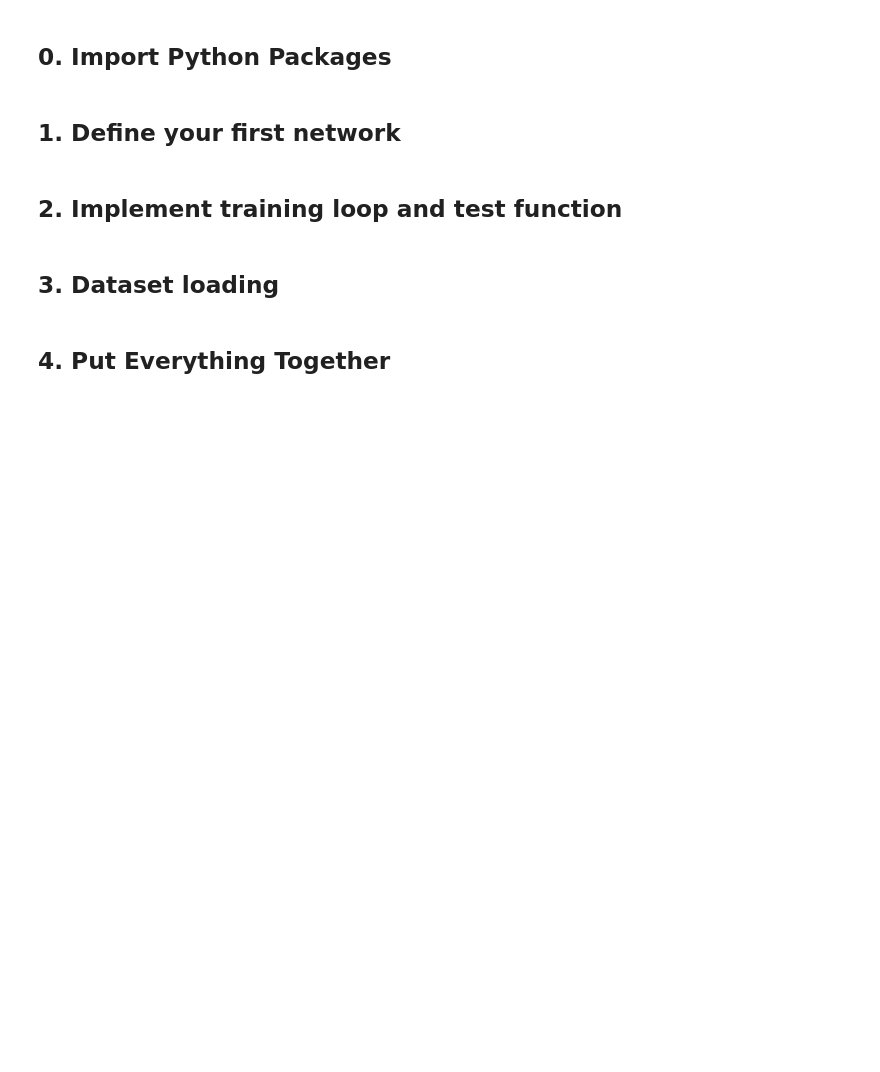
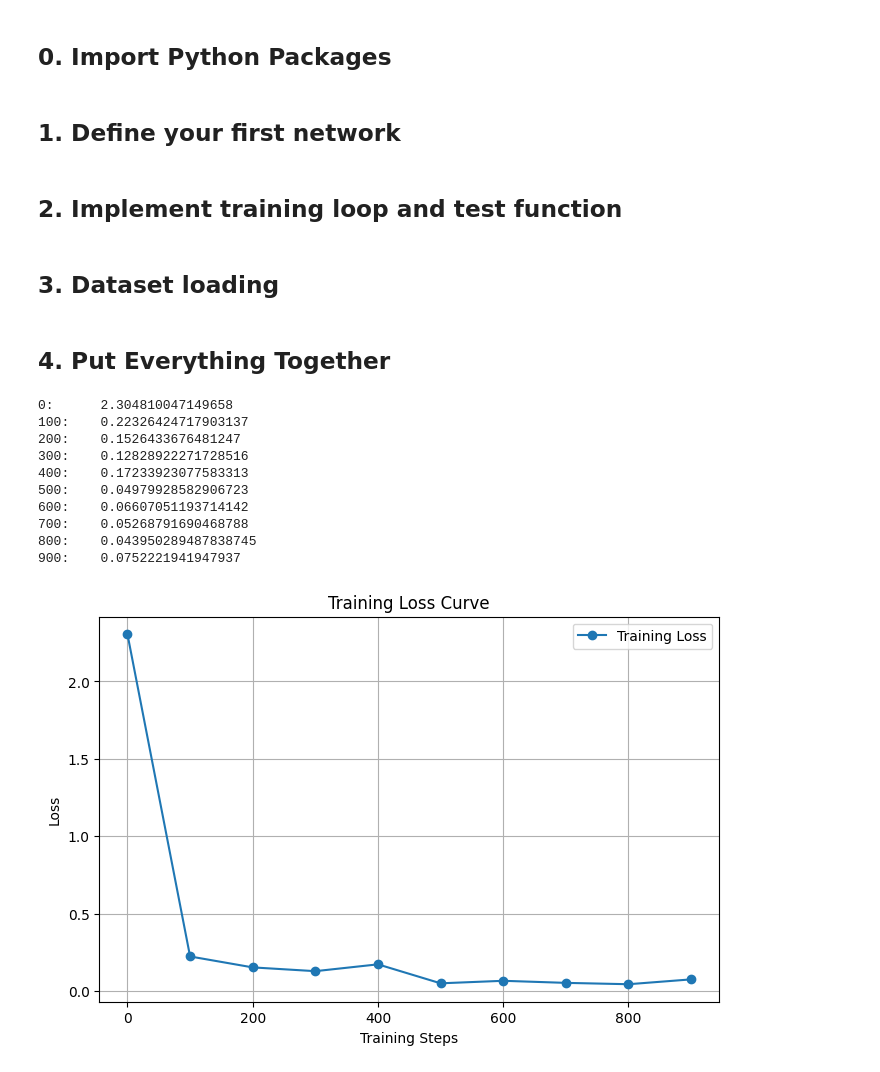
Before and after one commit to saadam1n/CS4803-EML, a Jupyter notebook: lab0/lab0_task1_Saad_Amin.ipynb, the cells around one changed output. Cells and saved outputs as stored; diff of their text form; code cells hidden in the pictures; blank space fills up the shorter version.

```diff
--- a/lab0/lab0_task1_Saad_Amin.ipynb
+++ b/lab0/lab0_task1_Saad_Amin.ipynb
@@ -63,10 +98,59 @@ def test(model, device, test_loader):
 # %%
 # TODO: finish the code here, you are required to:
 # 1. load the training and testing split of the MNIST dataset
+
+transform = transforms.Compose([
+    transforms.ToTensor(),
+    transforms.Normalize((0.1307,), (0.3081,))
+])
+
+train_dataset = datasets.MNIST(
+    root="./data",
+    train=True,
+    download=True,
+    transform=transform
+)
+
+test_dataset = datasets.MNIST(
+    root="./data",
+    train=False,
+    download=True,
+    transform=transform
+)
+
+train_loader = DataLoader(train_dataset, batch_size=64, shuffle=True)
+test_loader = DataLoader(test_dataset, batch_size=64, shuffle=False)
 # %% [markdown]
 ## 4. Put Everything Together
 # %%
 # TODO: finish the code here, you are required to:
 # 1. launch model training: recommended hyperparameter: batch size = 64, learning rate = 1.0, adam optimizer
 # 2. visualize the training loss curve using matplotlib or any other libraries
-pass
+model = Net()
+
+optimizer = optim.Adam(model.parameters(), lr = 0.001)
+model, losses = train(model, torch.device("cuda"), train_loader, optimizer, 1)
+
+steps = [i * 100 for i in range(len(losses))]
+
+plt.figure(figsize=(8, 5))
+plt.plot(steps, losses, marker='o', label="Training Loss")
+
+plt.xlabel("Training Steps")
+plt.ylabel("Loss")
+plt.title("Training Loss Curve")
+plt.legend()
+plt.grid(True)
+plt.show()
+# %% [output]
+0:      2.304810047149658
+100:    0.22326424717903137
+200:    0.1526433676481247
+300:    0.12828922271728516
+400:    0.17233923077583313
+500:    0.04979928582906723
+600:    0.06607051193714142
+700:    0.05268791690468788
+800:    0.043950289487838745
+900:    0.0752221941947937
+[figure, added]
```
Also changed, not shown: parts of 2 cells of this notebook.
